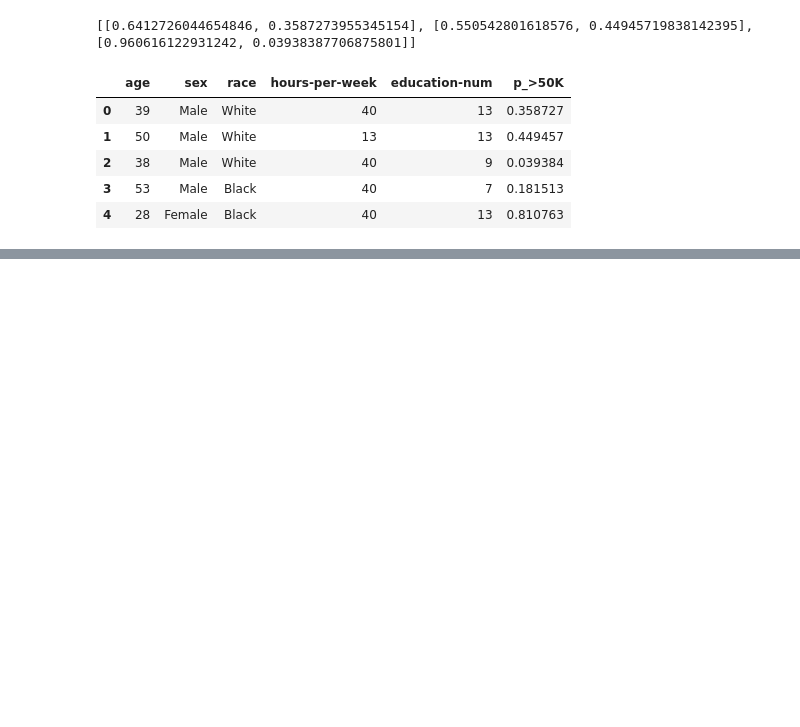
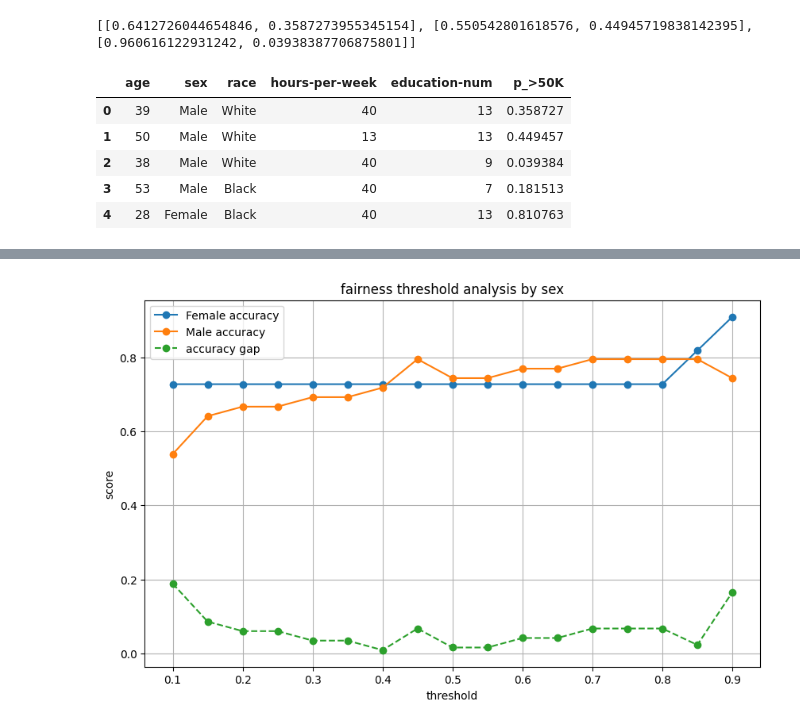
Before and after one commit to SamuelKabuyayaya/COMP-315-Team-Project, a Jupyter notebook: notebooks/tfma_analysis.ipynb, the cells around one changed output, grey strips where cells are left out. Saved outputs shown, nothing was run; the diff lists cells and outputs as text; code cells hidden in the pictures; blank space fills up the shorter version.

Commit message:
finalized evaluation and fairness section with tfma notebook interpretations, counterfactual experiments, and fairness threshold analysis

```diff
--- a/notebooks/tfma_analysis.ipynb
+++ b/notebooks/tfma_analysis.ipynb
@@ -180,0 +288,29 @@ compare_df[["sex", "race", "hours-per-week", "education-num", "p_>50K"]]
+# %%
+import matplotlib.pyplot as plt
+
+plt.figure(figsize=(10, 6))
+
+for group in sex_groups:
+    plt.plot(
+        sex_threshold_df["threshold"],
+        sex_threshold_df[f"{group}_accuracy"],
+        marker="o",
+        label=f"{group} accuracy"
+    )
+
+plt.plot(
+    sex_threshold_df["threshold"],
+    sex_threshold_df["accuracy_gap"],
+    marker="o",
+    linestyle="--",
+    label="accuracy gap"
+)
+
+plt.xlabel("threshold")
+plt.ylabel("score")
+plt.title("fairness threshold analysis by sex")
+plt.legend()
+plt.grid(True)
+plt.show()
+# %% [output]
+[figure, added]
```
Also changed, not shown: parts of 13 cells of this notebook, 3 other files.
